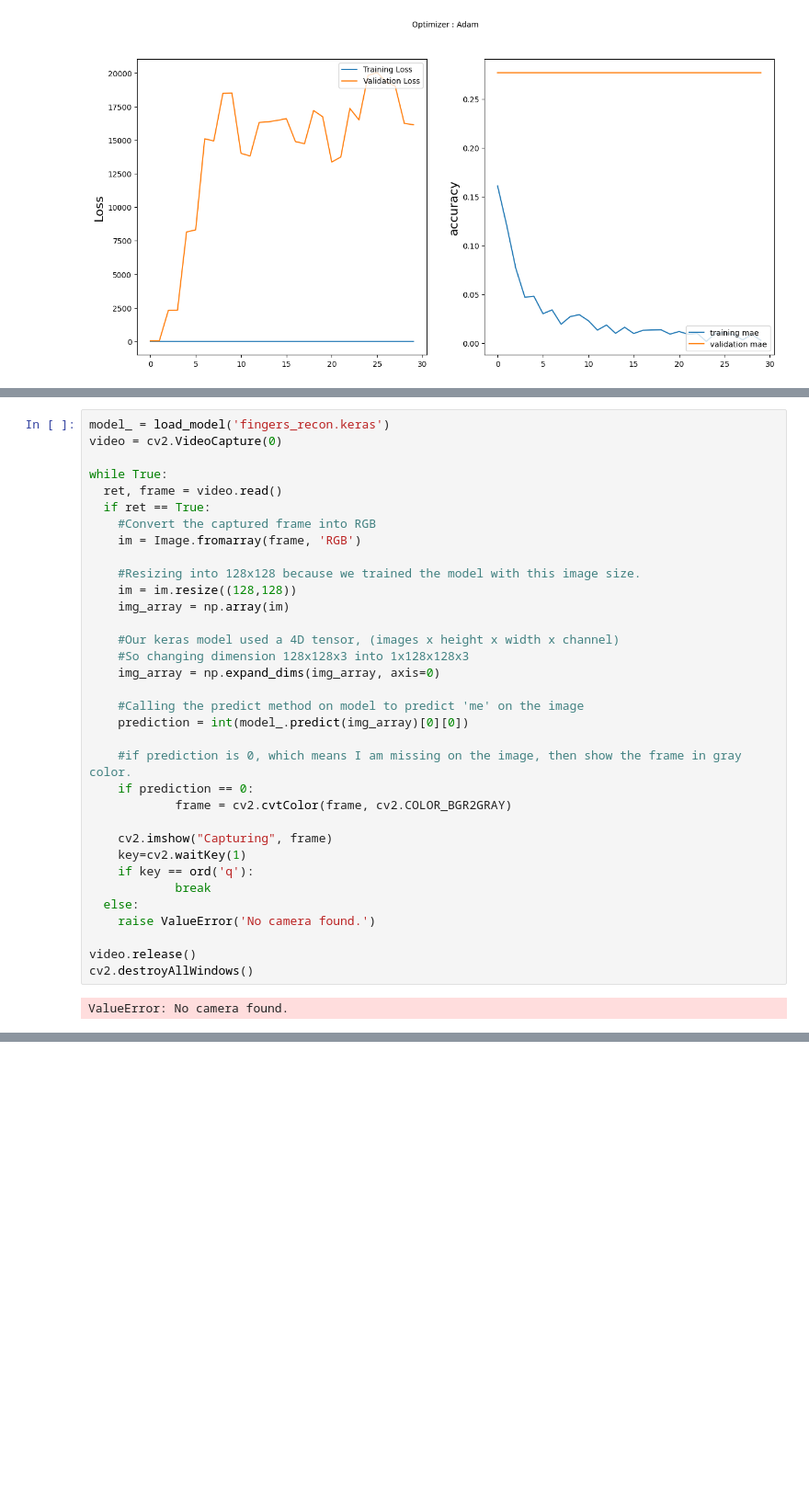
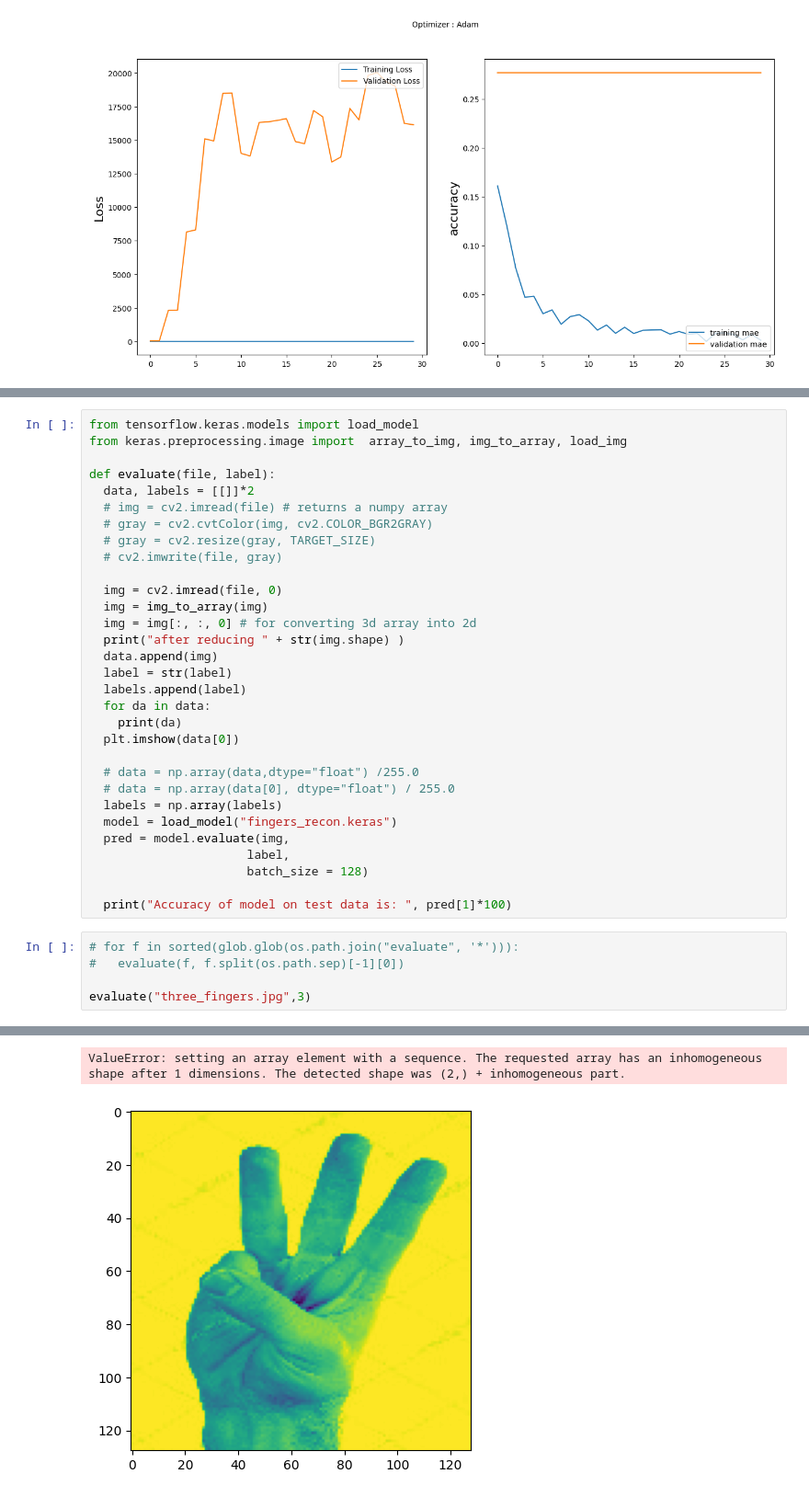
Before and after one commit to mohitsatr/Fingers-Count, a Jupyter notebook: data_clean.ipynb, the cells around one changed output, grey strips where cells are left out. Shown at 92% size. Cells and saved outputs as stored; diff of their text form; blank space fills up the shorter version.

```diff
--- a/data_clean.ipynb
+++ b/data_clean.ipynb
@@ -412,36 +365,37 @@ print(CATEGORIES[prediction.index(max(prediction))])
-# %%
-model_ = load_model('fingers_recon.keras')
-video = cv2.VideoCapture(0)
-
-while True:
-  ret, frame = video.read()
-  if ret == True:
-    #Convert the captured frame into RGB
-    im = Image.fromarray(frame, 'RGB')
-
-    #Resizing into 128x128 because we trained the model with this image size.
-    im = im.resize((128,128))
-    img_array = np.array(im)
-
-    #Our keras model used a 4D tensor, (images x height x width x channel)
-    #So changing dimension 128x128x3 into 1x128x128x3
-    img_array = np.expand_dims(img_array, axis=0)
-
-    #Calling the predict method on model to predict 'me' on the image
-    prediction = int(model_.predict(img_array)[0][0])
-
-    #if prediction is 0, which means I am missing on the image, then show the frame in gray color.
-    if prediction == 0:
-            frame = cv2.cvtColor(frame, cv2.COLOR_BGR2GRAY)
-
-    cv2.imshow("Capturing", frame)
-    key=cv2.waitKey(1)
-    if key == ord('q'):
-            break
-  else:
-    raise ValueError('No camera found.')
-
-video.release()
-cv2.destroyAllWindows()
-# %% [output]
-ValueError: No camera found.
+# %%
+from tensorflow.keras.models import load_model
+from keras.preprocessing.image import  array_to_img, img_to_array, load_img
+
+def evaluate(file, label):
+  data, labels = [[]]*2
+  # img = cv2.imread(file) # returns a numpy array
+  # gray = cv2.cvtColor(img, cv2.COLOR_BGR2GRAY)
+  # gray = cv2.resize(gray, TARGET_SIZE)
+  # cv2.imwrite(file, gray)
+
+  img = cv2.imread(file, 0)
+  img = img_to_array(img)
+  img = img[:, :, 0] # for converting 3d array into 2d
+  print("after reducing " + str(img.shape) )
+  data.append(img)
+  label = str(label)
+  labels.append(label)
+  for da in data:
+    print(da)
+  plt.imshow(data[0])
+
+  # data = np.array(data,dtype="float") /255.0
+  # data = np.array(data[0], dtype="float") / 255.0
+  labels = np.array(labels)
+  model = load_model("fingers_recon.keras")
+  pred = model.evaluate(img,
+                      label,
+                      batch_size = 128)
+
+  print("Accuracy of model on test data is: ", pred[1]*100)
+# %%
+# for f in sorted(glob.glob(os.path.join("evaluate", '*'))):
+#   evaluate(f, f.split(os.path.sep)[-1][0])
+
+evaluate("three_fingers.jpg",3)
+# %% [output]
@@ -447,0 +411,2 @@ ValueError: No camera found.
+ValueError: setting an array element with a sequence. The requested array has an inhomogeneous shape after 1 dimensions. The detected shape was (2,) + inhomogeneous part.
+[figure, added]
```
Also changed, not shown: parts of 2 cells of this notebook.
